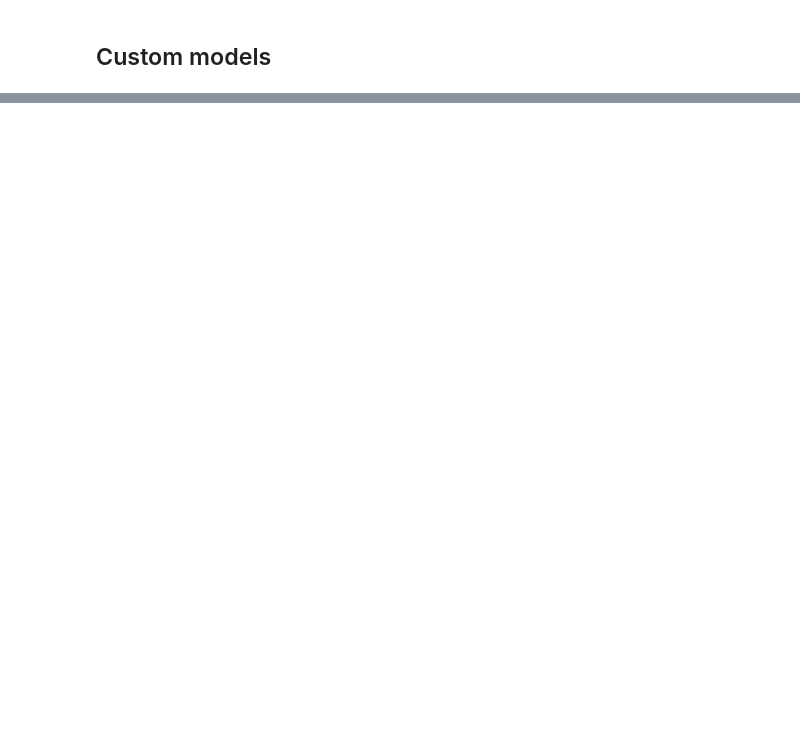
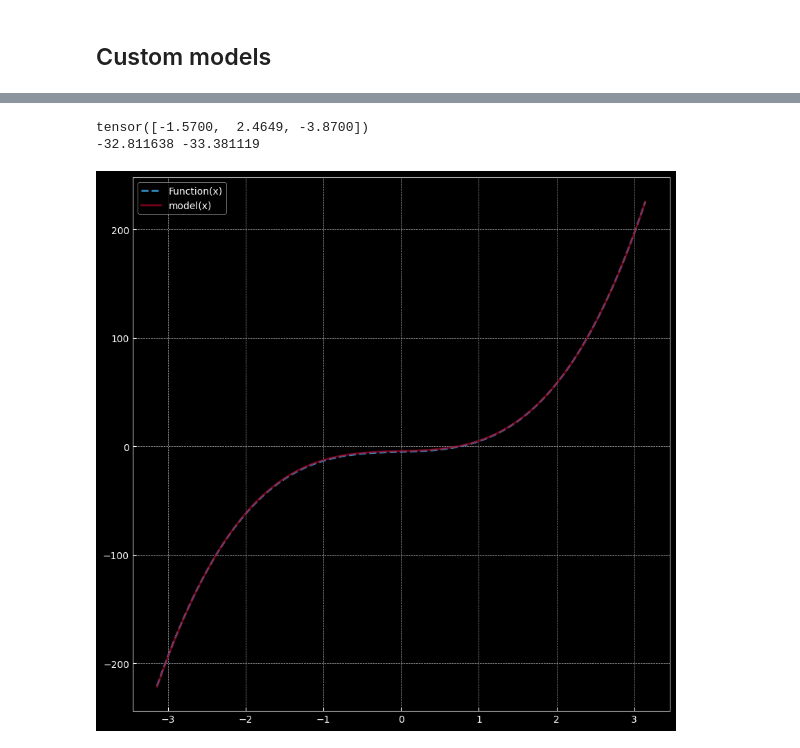
Before and after one commit to LorenzoBacchini/DeepLearningCourse, a Jupyter notebook: ex3.ipynb, the cells around one changed output, grey strips where cells are left out. Saved outputs shown, nothing was run; the diff lists cells and outputs as text; code cells hidden in the pictures; blank space fills up the shorter version.

```diff
--- a/ex3.ipynb
+++ b/ex3.ipynb
@@ -312,0 +297,31 @@ plt.show()
+# %%
+class FuncModel(nn.Module):
+    def __init__(self, in_dim = 3, out_dim = 1):
+        """
+        In the constructor we instantiate all the layer of the NN
+        """
+        super().__init__()
+        # self.model = nn.Sequential(
+        #     nn.Linear(in_dim, out_dim),
+        #     nn.Flatten(0, 1)
+        # )
+        """
+        In alternative we could also define each layer individually
+        """
+        self.l1 = nn.Linear(3, 1)
+        self.flt = nn.Flatten(0, 1)
+
+    def forward(self, x):
+        """
+        In the forward function we accept a Tensor of input data and we must return
+        a Tensor of output data. We can use Modules defined in the constructor as
+        well as arbitrary operators on Tensors.
+        """
+        #return self.model(x)
+        x = self.l1(x)
+        # do stuff
+        return self.flt(x)
+# %%
+model = FuncModel()
+
+print(model)
@@ -312,0 +372,20 @@ plt.show()
+# %%
+# The network has effectively learned something?
+idx2 = 500
+print(xx2[idx2])
+print("%.6f %.6f" % (model(xx2)[idx2].item(), f(x2)[idx2]))
+# %% [output]
+tensor([-1.5700,  2.4649, -3.8700])
+-32.811638 -33.381119
+# %%
+import matplotlib.pyplot as plt
+from res.plot_lib import plot_data, plot_data_np, plot_model, set_default
+set_default()
+
+yy2 = model(xx2)
+plt.plot(x2,f(x2), label='Function(x)', linestyle="dashed")
+plt.plot(x2,yy2.detach().numpy(), label='model(x)', alpha=0.7)
+plt.legend()
+plt.show()
+# %% [output]
+[figure, added]
```
Also changed, not shown: parts of 20 cells of this notebook.
